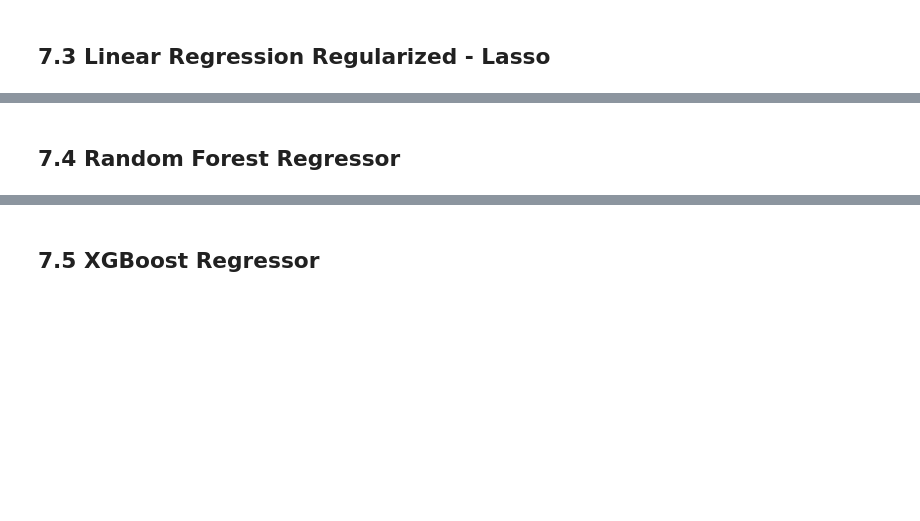
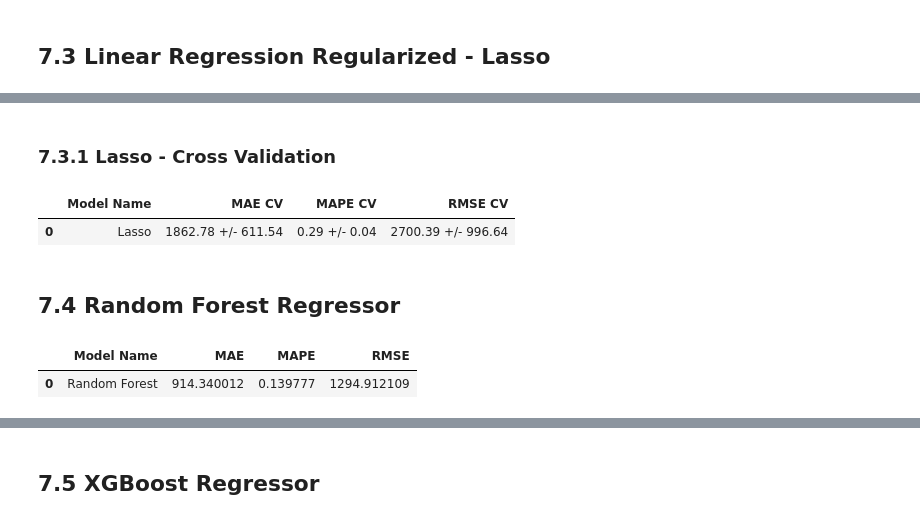
Before and after one commit to victor-bongestab/Rossman-Stores-Sales, a Jupyter notebook: v01_rossman-stores-sales.ipynb, the cells around one changed output, grey strips where cells are left out. Drawn from its saved outputs; the diff is of its cells as text; code cells hidden in the pictures; blank space fills up the shorter version.

```diff
--- a/v01_rossman-stores-sales.ipynb
+++ b/v01_rossman-stores-sales.ipynb
@@ -1151,9 +1633,15 @@ lrr_result
+# %% [markdown]
+### 7.3.1 Lasso - Cross Validation
+# %%
+model = Lasso( alpha=0.01 )
+lrr_result_cv = cross_validation_timeseries( x_training, 5, 'Lasso', model )
+lrr_result_cv
+# %% [output]
+|  | Model Name | MAE CV | MAPE CV | RMSE CV |
+| 0 | Lasso | 1862.78 +/- 611.54 | 0.29 +/- 0.04 | 2700.39 +/- 996.64 |
 # %% [markdown]
 ## 7.4 Random Forest Regressor
 # %%
-from sklearn.ensemble import RandomForestRegressor
-
-
 # Model
 rf = RandomForestRegressor( n_estimators=50, n_jobs=-1, random_state=42 ).fit( x_train_ml, y_train )
 
@@ -1161,5 +1649,8 @@ rf = RandomForestRegressor( n_estimators=50, n_jobs=-1, random_state=42 ).fit( x
 yhat_rf = rf.predict( x_test_ml )
 
 # Performance
-rf_result = ml_error( 'Random Forest Regressor', np.expm1(y_test), np.expm1(yhat_rf) )
+rf_result = ml_error( 'Random Forest', np.expm1(y_test), np.expm1(yhat_rf) )
 rf_result
+# %% [output]
+|  | Model Name | MAE | MAPE | RMSE |
+| 0 | Random Forest | 914.340012 | 0.139777 | 1294.912109 |
```
Also changed, not shown: parts of 78 cells of this notebook.
